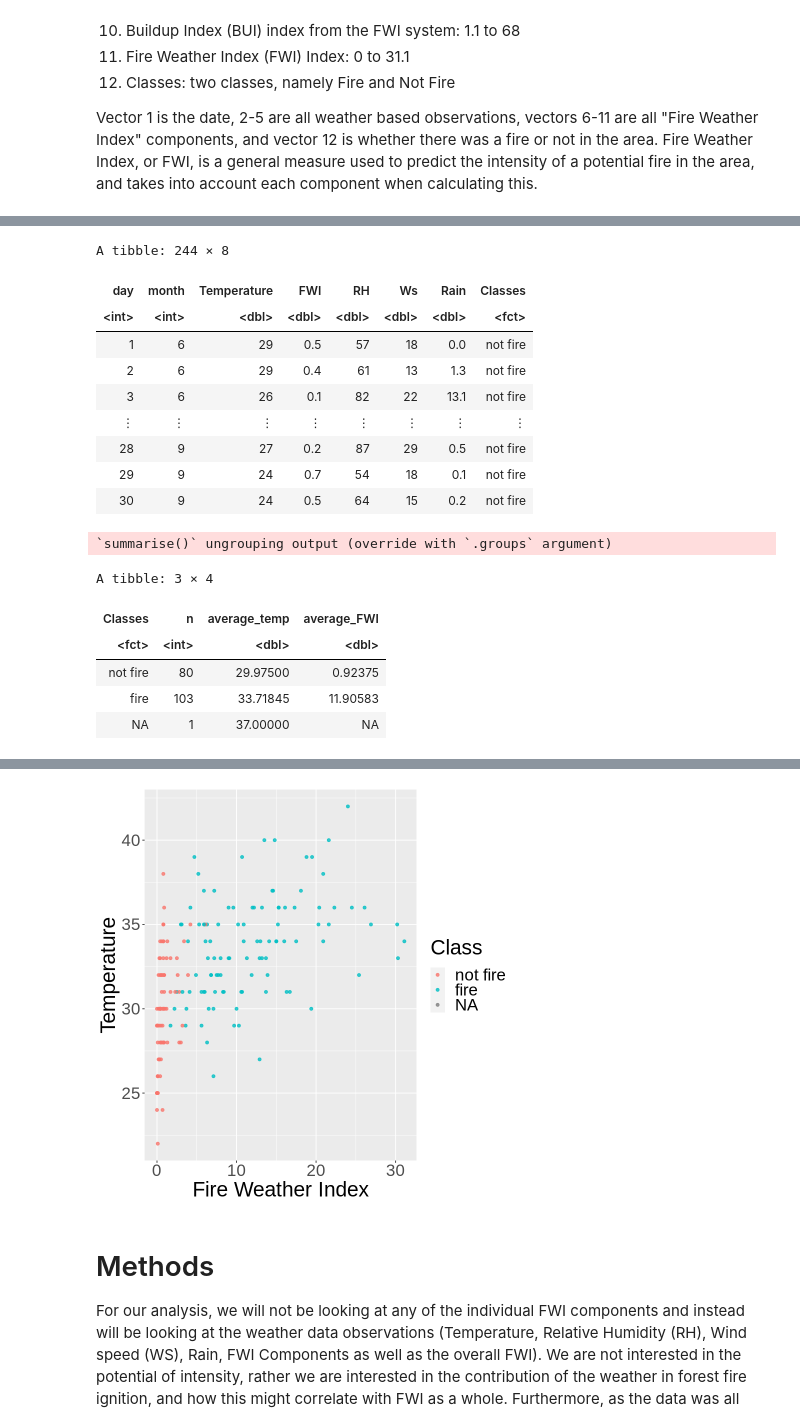
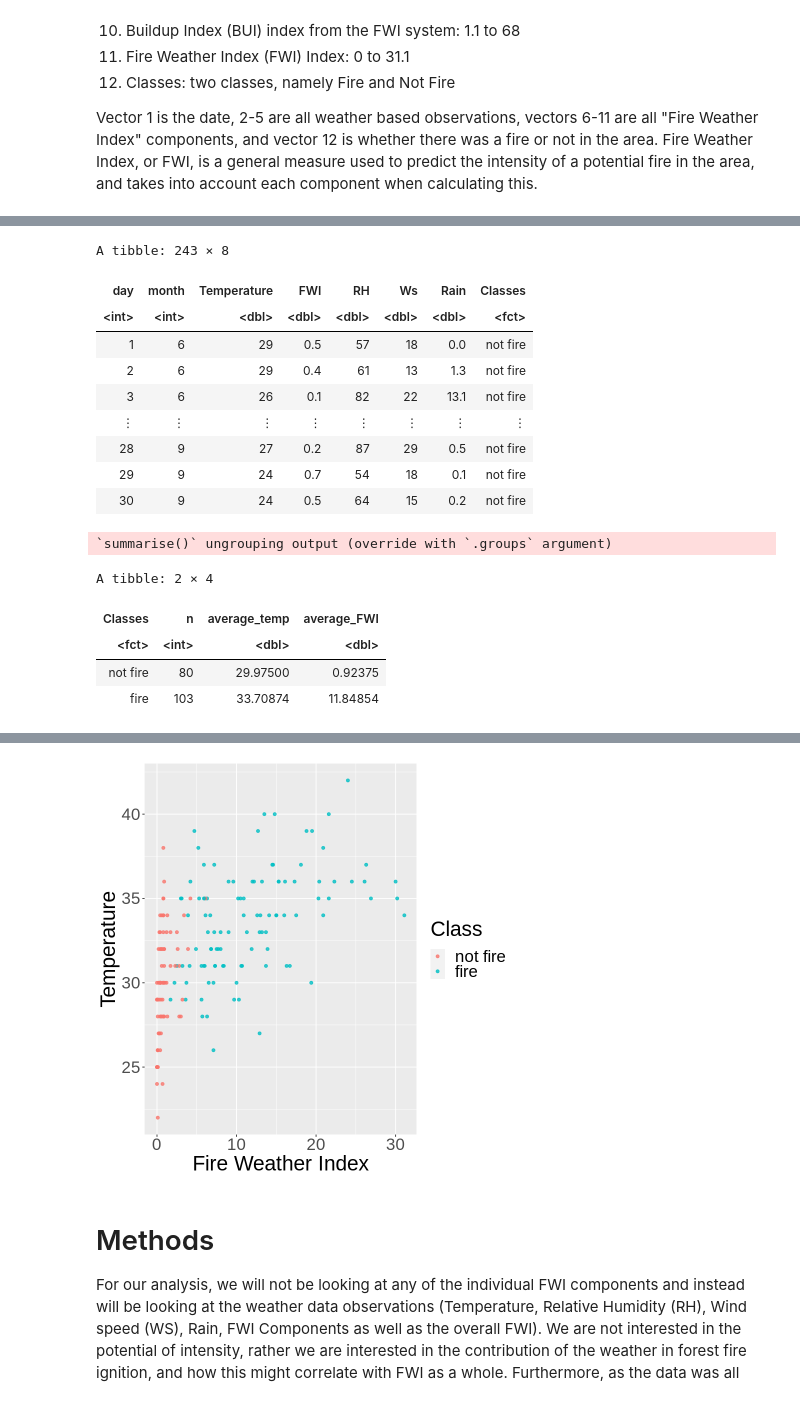
Before and after one commit to purnomoc/dsci100, a Jupyter notebook: forest_fires.ipynb, the cells around one changed output, grey strips where cells are left out. Drawn from its saved outputs; the diff is of its cells as text; code cells hidden in the pictures.

```diff
--- a/forest_fires.ipynb
+++ b/forest_fires.ipynb
@@ -69,6 +69,7 @@ sidi_bel_region <- forest_fires_untidy %>%
 forest_fire_data <- rbind(bejaia_region, sidi_bel_region)
 
 fire_data <- forest_fire_data %>%
+     filter(!is.na(Classes)) %>%
      select(day, month, Temperature, FWI, RH, Ws, Rain, Classes) %>%
      mutate(Classes = as_factor(Classes))
 
@@ -125,7 +126,7 @@ row   col   expected                        actual
 ... ..... .......... ............................. ..........................................................................................................
 See problems(...) for more details.
 ”
-A tibble: 244 × 8
+A tibble: 243 × 8
 | day | month | Temperature | FWI | RH | Ws | Rain | Classes |
 | <int> | <int> | <dbl> | <dbl> | <dbl> | <dbl> | <dbl> | <fct> |
 | 1 | 6 | 29 | 0.5 | 57 | 18 | 0.0 | not fire |
@@ -136,9 +137,8 @@ A tibble: 244 × 8
 | 29 | 9 | 24 | 0.7 | 54 | 18 | 0.1 | not fire |
 | 30 | 9 | 24 | 0.5 | 64 | 15 | 0.2 | not fire |
 `summarise()` ungrouping output (override with `.groups` argument)
-A tibble: 3 × 4
+A tibble: 2 × 4
 | Classes | n | average_temp | average_FWI |
 | <fct> | <int> | <dbl> | <dbl> |
 | not fire | 80 | 29.97500 | 0.92375 |
-| fire | 103 | 33.71845 | 11.90583 |
-| NA | 1 | 37.00000 | NA |
+| fire | 103 | 33.70874 | 11.84854 |
@@ -147,4 +145,4 @@ Warning message:
-[figure, old version]
+[figure, new version]
 # %% [markdown]
 # Methods
 For our analysis, we will not be looking at any of the individual FWI components and instead will be looking at the weather data observations (Temperature, Relative Humidity (RH), Wind speed (WS), Rain, FWI Components as well as the overall FWI). We are not interested in the potential of intensity, rather we are interested in the contribution of the weather in forest fire ignition, and how this might correlate with FWI as a whole.
```
Also changed, not shown: parts of 1 cell of this notebook.
